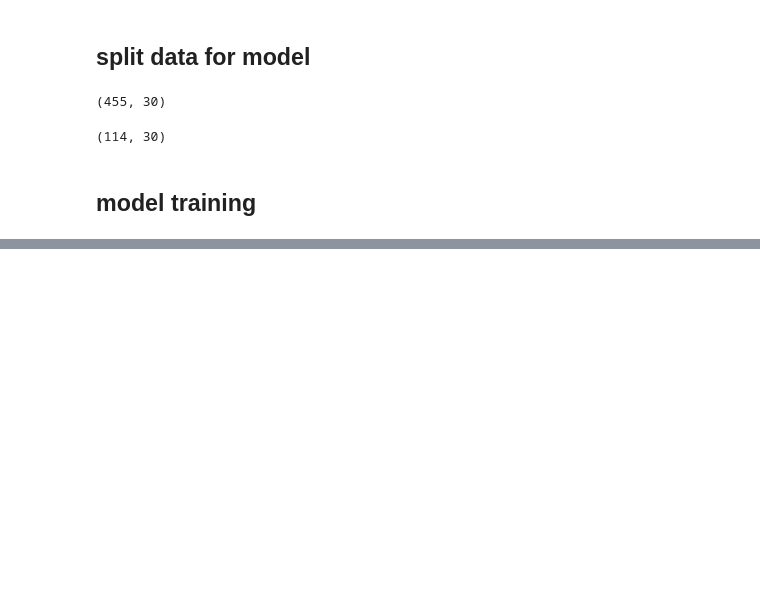
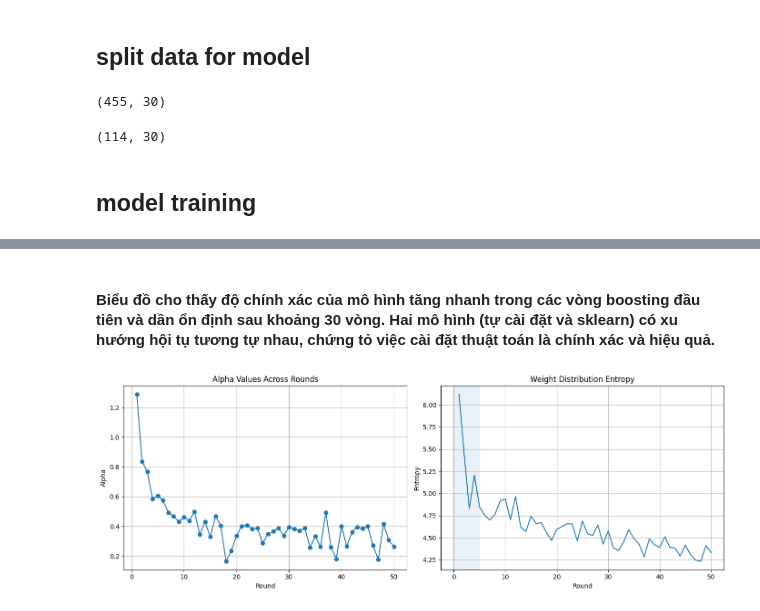
Before and after one commit to Le-Chi-Bao/Adaboost-breast-cancer-prediction, a Jupyter notebook: Adaboost.ipynb, the cells around one changed output, grey strips where cells are left out. Drawn from its saved outputs; the diff is of its cells as text; code cells hidden in the pictures; blank space fills up the shorter version.

```diff
--- a/Adaboost.ipynb
+++ b/Adaboost.ipynb
@@ -326,0 +467,25 @@ The accuracy_score of the model is: 0.9825
+# %% [markdown]
+#### Biểu đồ cho thấy độ chính xác của mô hình tăng nhanh trong các vòng boosting đầu tiên và dần ổn định sau khoảng 30 vòng. Hai mô hình (tự cài đặt và sklearn) có xu hướng hội tụ tương tự nhau, chứng tỏ việc cài đặt thuật toán là chính xác và hiệu quả.
+# %%
+fig, axes = plt.subplots(1, 2, figsize=(14, 5))
+
+# Plot 5: Alpha values
+axes[0].plot(range(1, len(ab.alphas) + 1), ab.alphas, marker='o')
+axes[0].set_xlabel('Round')
+axes[0].set_ylabel('Alpha')
+axes[0].set_title('Alpha Values Across Rounds')
+axes[0].grid(True)
+
+# Plot 6: Entropy
+axes[1].plot(range(1, len(entropies) + 1), entropies)
+axes[1].set_xlabel('Round')
+axes[1].set_ylabel('Entropy')
+axes[1].set_title('Weight Distribution Entropy')
+axes[1].grid(True)
+
+plt.axvspan(0, 5, alpha=0.1)
+
+plt.tight_layout()
+plt.show()
+# %% [output]
+[figure, added]
```
Also changed, not shown: parts of 19 cells of this notebook.
